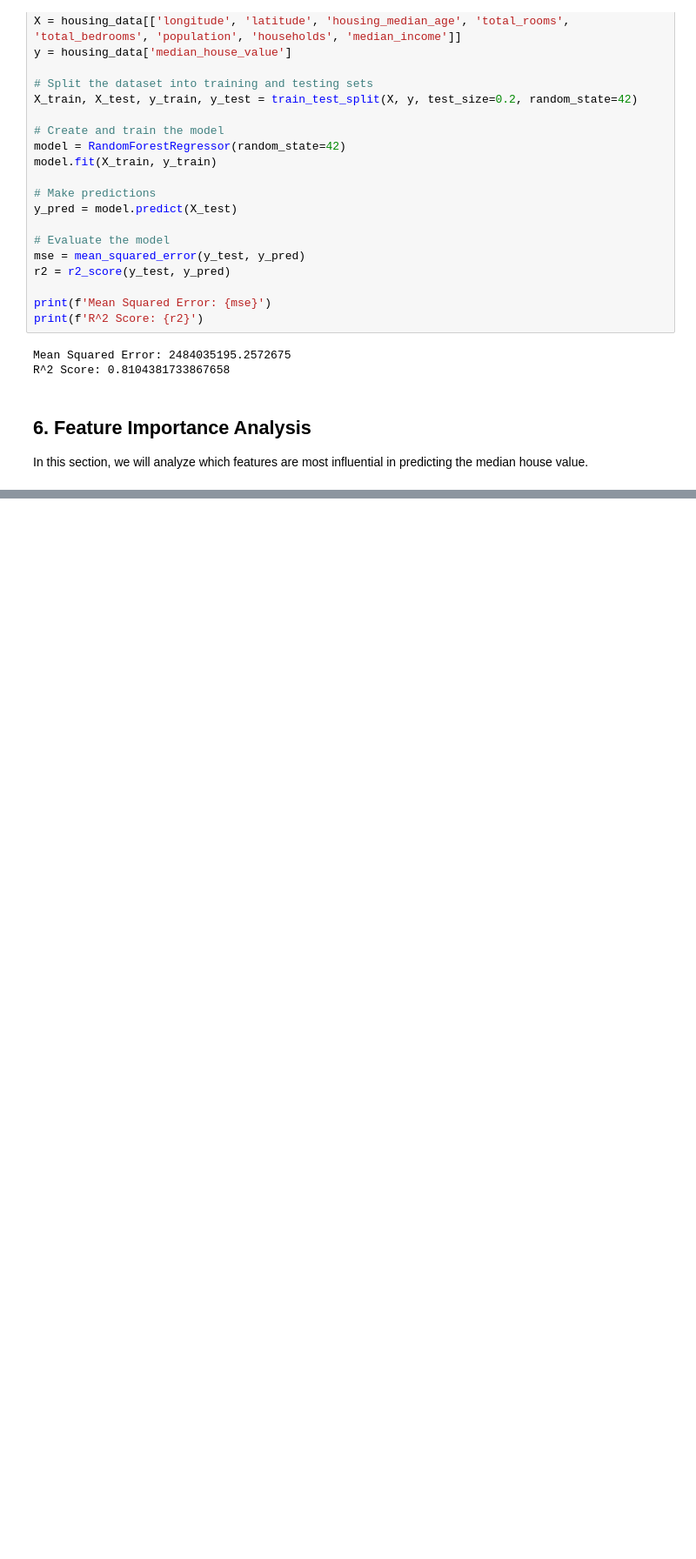
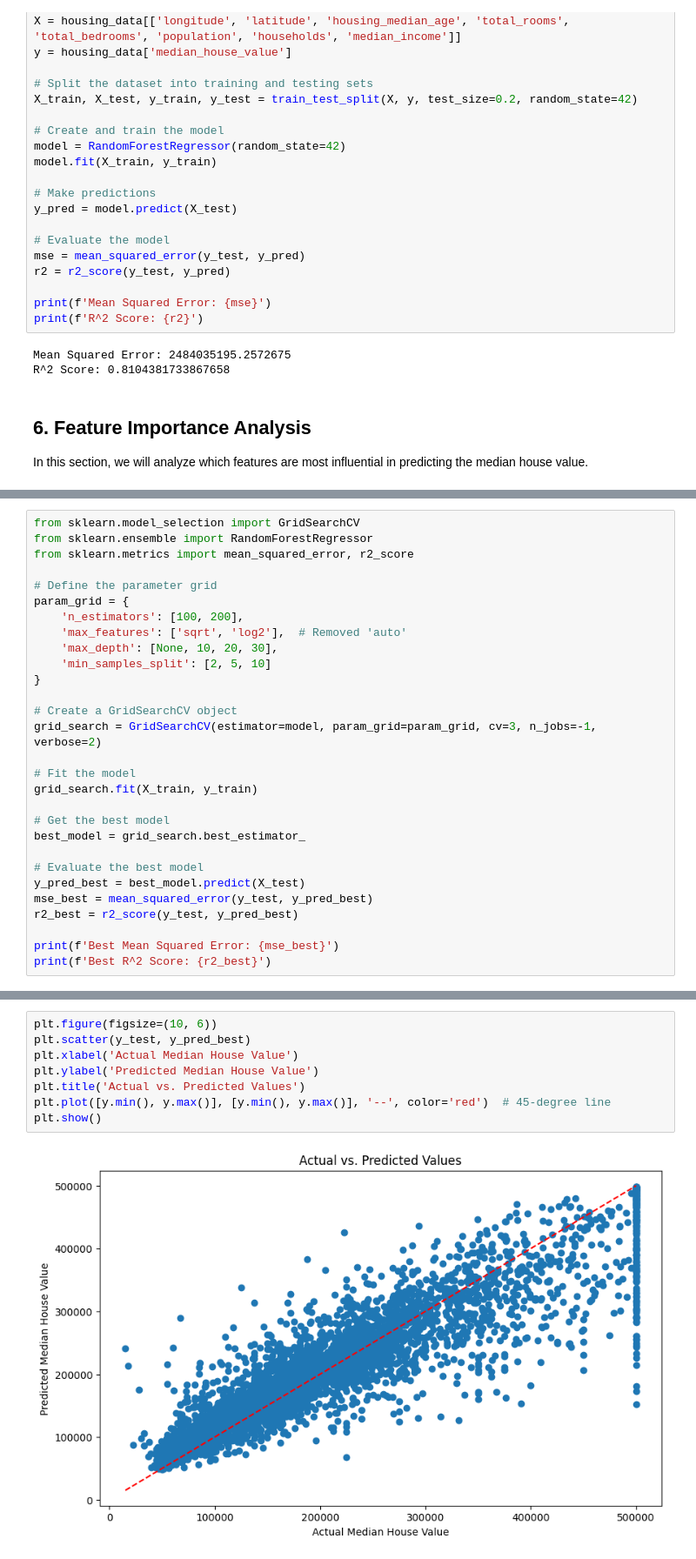
Before and after one commit to Elen-tesfai/datafun-07-ml, a Jupyter notebook: elent_ml_bonus.ipynb, the cells around one changed output, grey strips where cells are left out. Shown at 87% size. Cells and saved outputs as stored; diff of their text form; blank space fills up the shorter version.

```diff
--- a/elent_ml_bonus.ipynb
+++ b/elent_ml_bonus.ipynb
@@ -128,0 +146,29 @@ In this section, we will analyze which features are most influential in predicti
+# %%
+from sklearn.model_selection import GridSearchCV
+from sklearn.ensemble import RandomForestRegressor
+from sklearn.metrics import mean_squared_error, r2_score
+
+# Define the parameter grid
+param_grid = {
+    'n_estimators': [100, 200],
+    'max_features': ['sqrt', 'log2'],  # Removed 'auto'
+    'max_depth': [None, 10, 20, 30],
+    'min_samples_split': [2, 5, 10]
+}
+
+# Create a GridSearchCV object
+grid_search = GridSearchCV(estimator=model, param_grid=param_grid, cv=3, n_jobs=-1, verbose=2)
+
+# Fit the model
+grid_search.fit(X_train, y_train)
+
+# Get the best model
+best_model = grid_search.best_estimator_
+
+# Evaluate the best model
+y_pred_best = best_model.predict(X_test)
+mse_best = mean_squared_error(y_test, y_pred_best)
+r2_best = r2_score(y_test, y_pred_best)
+
+print(f'Best Mean Squared Error: {mse_best}')
+print(f'Best R^2 Score: {r2_best}')
@@ -128,0 +182,10 @@ In this section, we will analyze which features are most influential in predicti
+# %%
+plt.figure(figsize=(10, 6))
+plt.scatter(y_test, y_pred_best)
+plt.xlabel('Actual Median House Value')
+plt.ylabel('Predicted Median House Value')
+plt.title('Actual vs. Predicted Values')
+plt.plot([y.min(), y.max()], [y.min(), y.max()], '--', color='red')  # 45-degree line
+plt.show()
+# %% [output]
+[figure, added]
```
Also changed, not shown: parts of 7 cells of this notebook, 1 other file.
